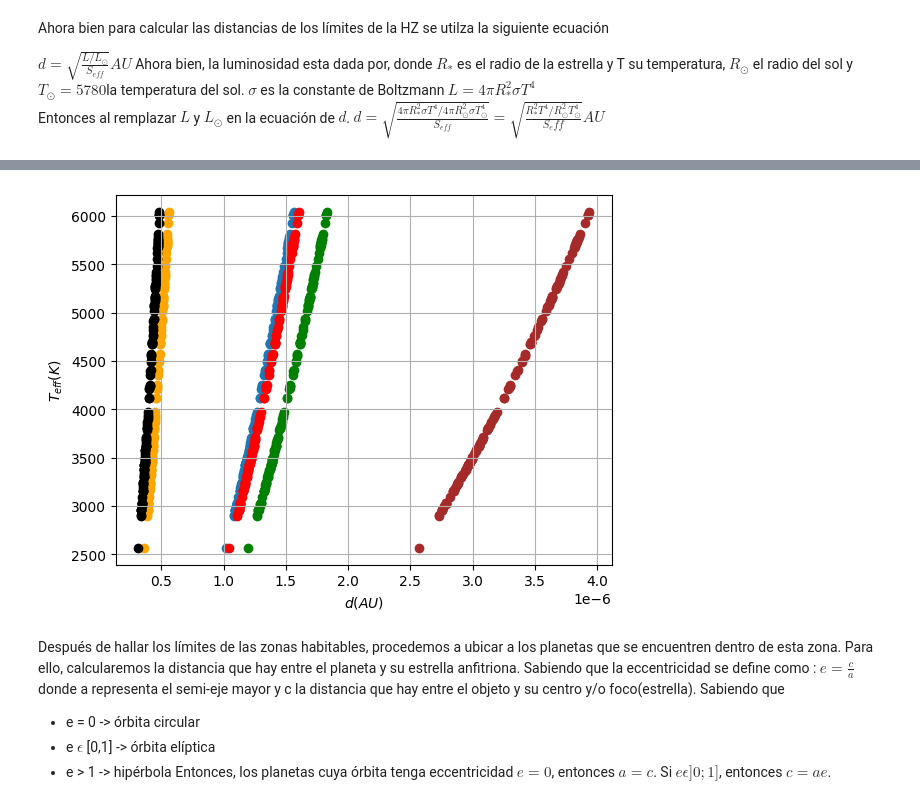
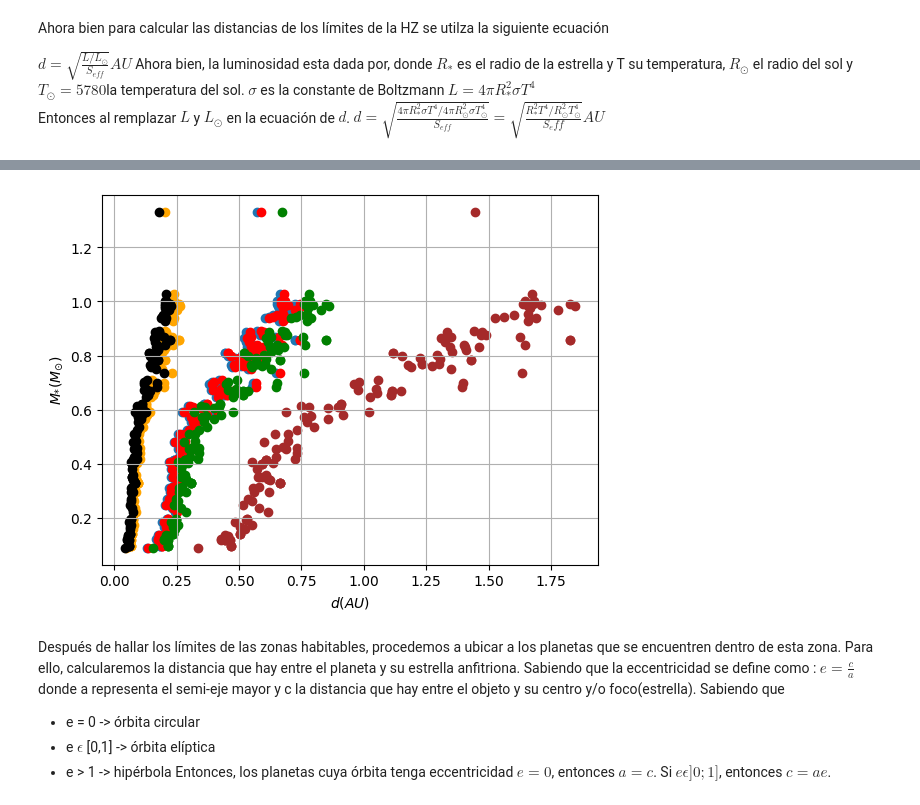
Before and after one commit to Vegaaa99/Tesis, a Jupyter notebook: Data_Analysisi.ipynb, the cells around one changed output, grey strips where cells are left out. Cells and saved outputs as stored; diff of their text form; code cells hidden in the pictures.

```diff
--- a/Data_Analysisi.ipynb
+++ b/Data_Analysisi.ipynb
@@ -105,7 +103,7 @@ def Kopparapu_flux (a, b, c, d, t, S_eff_sun):
 
 # S_eff_sun = [Recent_venus, Runaway_Greenhouse,Maximum_greenhouse, Early_Mars, 0.1M Runaway_Greenhouse, 5M Runwa]
 S_eff_sun = [1.776,1.107, 0.356, 0.320, 1.188, 0.99]
-T_eff = np.array(main_stars_kopparu['Stellar_effective_temperature'])
+T_eff = np.array(main_stars_kopparapu['Stellar_effective_temperature'])
 S_eff = np.zeros_like(T_eff)
 T = T_eff - 5780 # Se toma como temperatura del sol 5780k
 #Calculating coefficients
@@ -233,10 +231,10 @@ $d =\sqrt{\frac{4\pi R_{*}^{2}\sigma  T^{4}/ 4\pi R_{\odot}^{2}\sigma T_{\odot}^
 T_sun = 5780
 # Calculating distances
 def distancia(T_eff,R, S_eff):
-    d = np.sqrt((R**2*T_eff/ (T_sun**4))/S_eff)
+    d = np.sqrt((R**2*T_eff**4/ (T_sun**4))/S_eff)
     return d #Los radios solares ya estan en radios solares
 # %%
-R = np.array(main_stars_kopparu['Stellar_radius'])
+R = np.array(main_stars_kopparapu['Stellar_radius'])
 d = np.zeros_like(R)
 d_recentVenus = []
 d_runawayGreenhouse = []
@@ -280,20 +294,23 @@ print(np.size(d))
+# %%
+# Stellar masses
+Star_mass = main_stars_kopparapu['Stellar_mass']
 # %%
 # Graficando Temperatura vs distancias HZ
 
-plt.scatter(d_recentVenus, T_eff)
-plt.scatter(d_runawayGreenhouse, T_eff, color = 'red')
-plt.scatter(d_maxGreenhouse, T_eff, color = 'orange')
-plt.scatter(d_earlyMars, T_eff, color = 'brown')
-plt.scatter(d_fivemeRunaway, T_eff, color = 'green')
-plt.scatter(d_tenthmeRunaway,T_eff, color= "black")
+plt.scatter(d_recentVenus, Star_mass)
+plt.scatter(d_runawayGreenhouse, Star_mass, color = 'red')
+plt.scatter(d_maxGreenhouse, Star_mass, color = 'orange')
+plt.scatter(d_earlyMars, Star_mass, color = 'brown')
+plt.scatter(d_fivemeRunaway, Star_mass, color = 'green')
+plt.scatter(d_tenthmeRunaway,Star_mass, color= "black")
 plt.plot ()
 #plt.gca().invert_xaxis()
 plt.grid(True)
 plt.xlabel(r'$d (AU$)')
-plt.ylabel(r'$T_{eff}(K)$')
+plt.ylabel(r'$M_{*}(M_{\odot})$')
 plt.show()
 # %% [output]
-[figure, old version]
+[figure, new version]
 # %% [markdown]
 Después de hallar los límites de las zonas habitables, procedemos a ubicar a los planetas que se encuentren dentro de esta zona. Para ello, calcularemos la distancia que hay entre el planeta y su estrella anfitriona.
 Sabiendo que la eccentricidad se define como :
```
Also changed, not shown: parts of 12 cells of this notebook, 1 other file.
